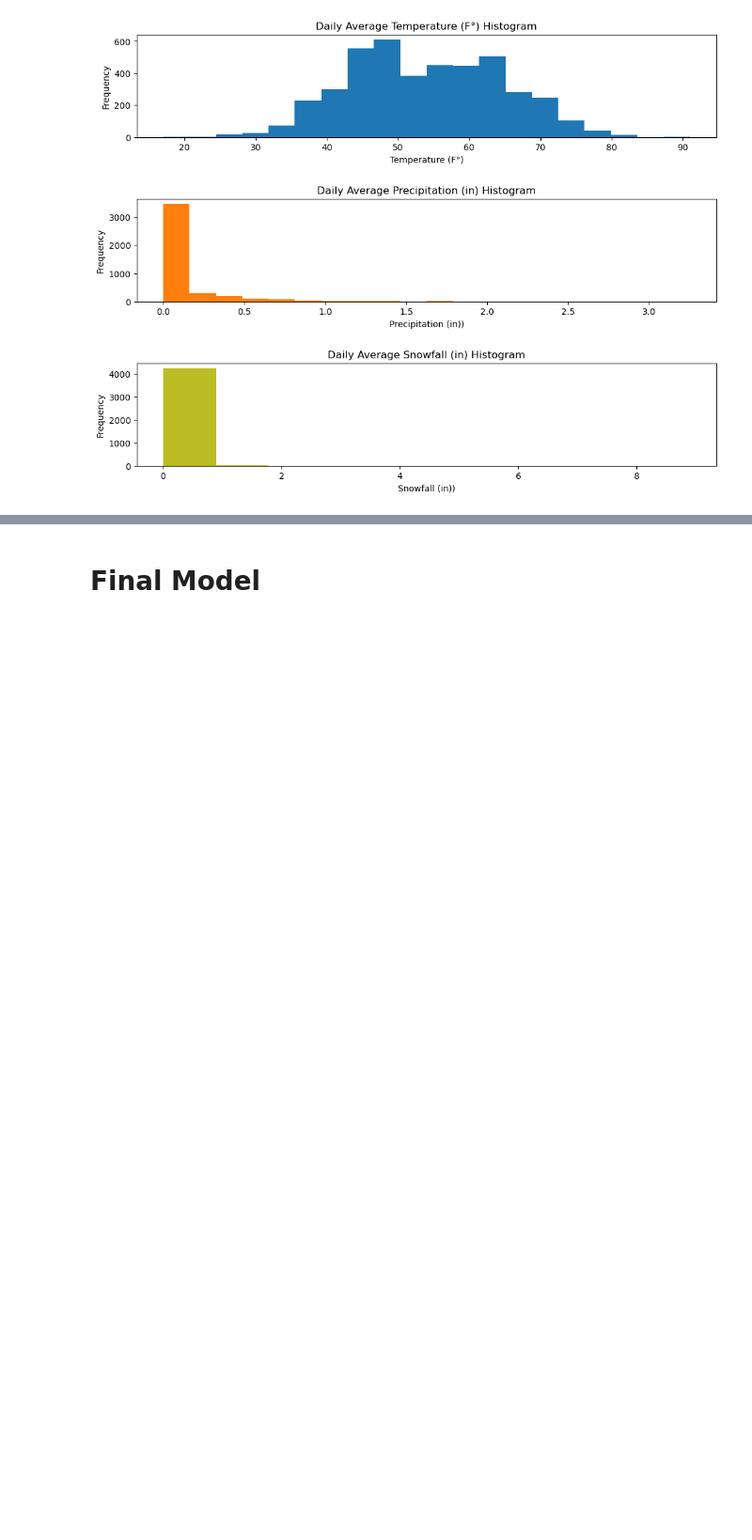
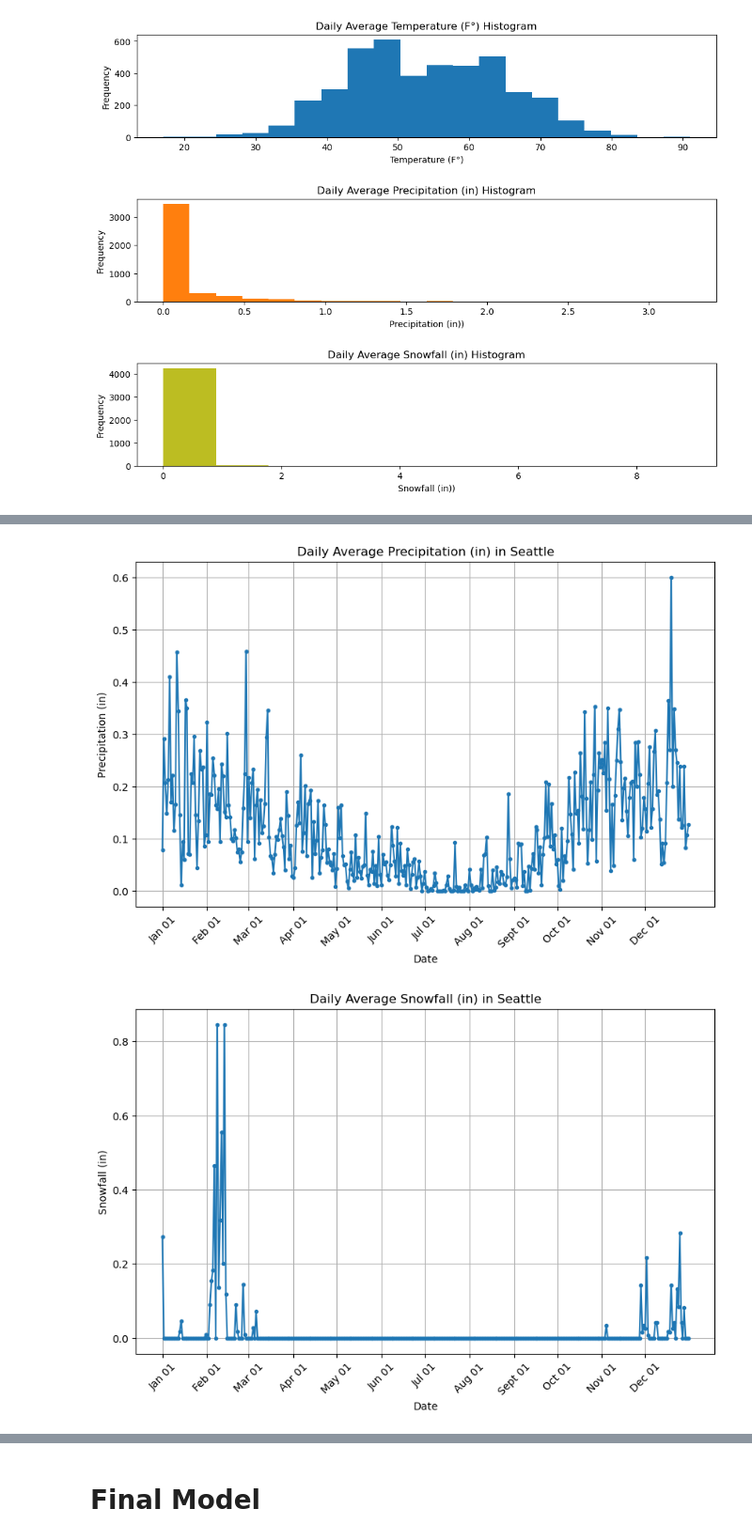
Before and after one commit to mkearns17/Fremont_Bridge_Cyclists_Crossings, a Jupyter notebook: notebook.ipynb, the cells around one changed output, grey strips where cells are left out. Shown at 94% size. Drawn from its saved outputs; the diff is of its cells as text; code cells hidden in the pictures; blank space fills up the shorter version.

```diff
--- a/notebook.ipynb
+++ b/notebook.ipynb
@@ -160,8 +160,17 @@ axs[2].set_ylabel('Frequency');
 # %% [output]
 [figure]
 # %%
-title = 'Daily Average Temperature (°F) in Seattle'
-ylabel = 'Temperature (°F)'
-daily_avg_plot(weather_df,'TAVG',title,ylabel)
+title = ['Daily Average Temperature (°F) in Seattle',
+         'Daily Average Precipitation (in) in Seattle',
+         'Daily Average Snowfall (in) in Seattle',]
+ylabel = ['Temperature (°F)',
+          'Precipitation (in)',
+          'Snowfall (in)']
+y = ['TAVG','PRCP','SNOW']
+
+for i in range(0,3):
+    daily_avg_plot(weather_df,y[i],title[i],ylabel[i])
 # %% [output]
 [figure]
+[figure, added]
+[figure, added]
```
Also changed, not shown: parts of 9 cells of this notebook.
